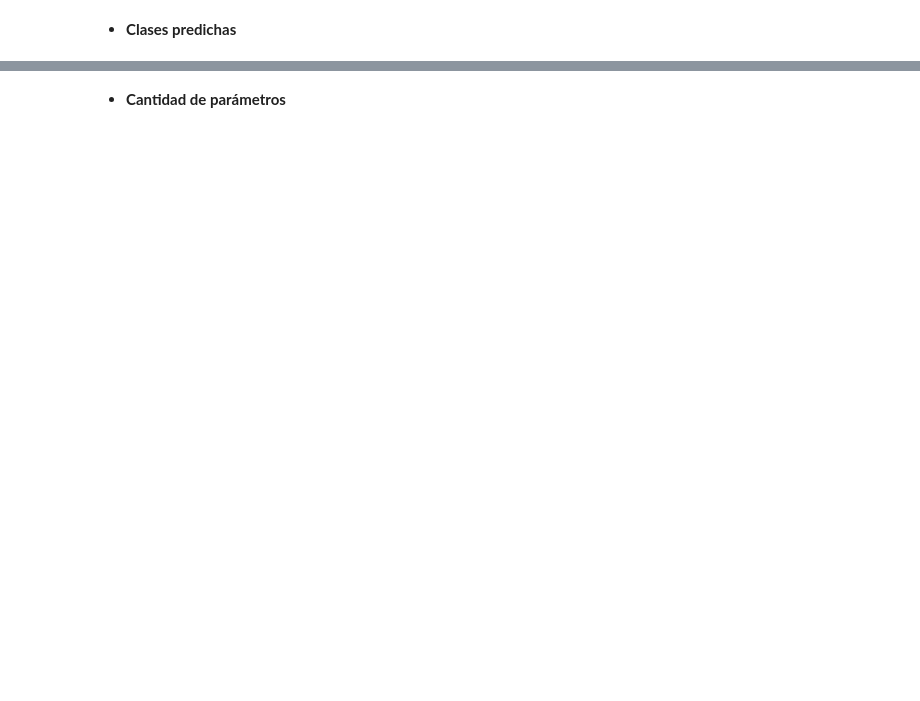
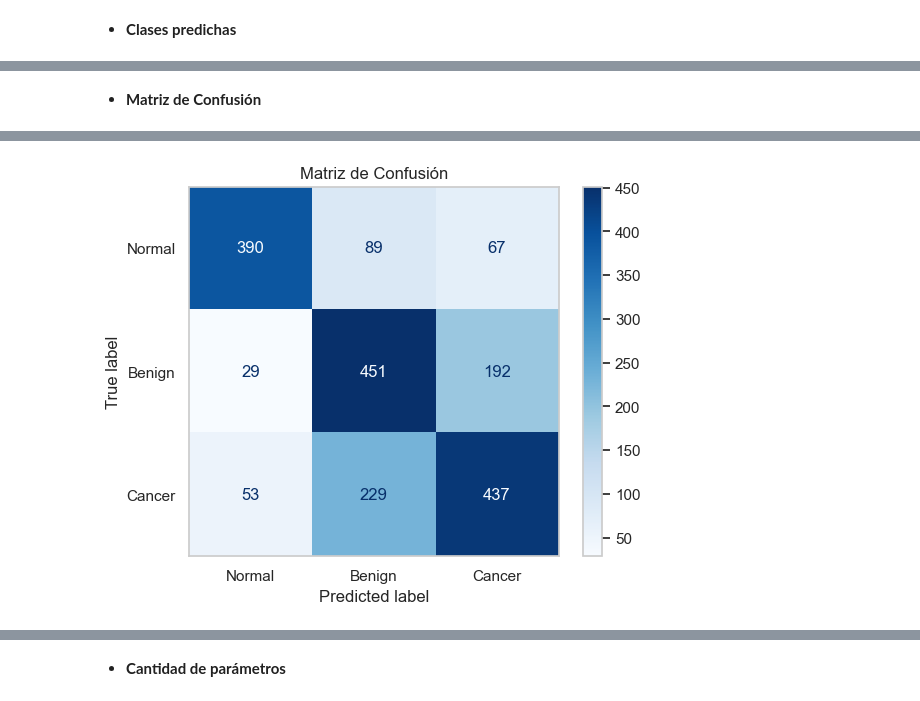
Before and after one commit to LuEnciso21/ImagenesMedicas, a Jupyter notebook: TrabajoCuatro/TrabajoCuatro.ipynb, the cells around one changed output, grey strips where cells are left out. Drawn from its saved outputs; the diff is of its cells as text; code cells hidden in the pictures; blank space fills up the shorter version.

```diff
--- a/TrabajoCuatro/TrabajoCuatro.ipynb
+++ b/TrabajoCuatro/TrabajoCuatro.ipynb
@@ -725,0 +952,22 @@ plt.show()
+# %% [markdown]
+* **Matriz de Confusión**
+# %%
+from sklearn.metrics import confusion_matrix, ConfusionMatrixDisplay
+
+# Primero predecimos las etiquetas para el conjunto de validación
+y_pred = model3.predict(X_val)
+y_pred_classes = np.argmax(y_pred, axis=1)
+
+# Luego construimos la matriz de confusión
+cm = confusion_matrix(y_val, y_pred_classes)
+
+# Etiquetas de clase
+labels = ["Normal", "Benign", "Cancer"]
+
+# Mostrar matriz
+disp = ConfusionMatrixDisplay(confusion_matrix=cm, display_labels=labels)
+disp.plot(cmap='Blues', values_format='d')
+plt.title("Matriz de Confusión")
+plt.grid(False)
+plt.show()
+# %% [output]
@@ -725,0 +975 @@ plt.show()
+[figure, added]
```
Also changed, not shown: parts of 39 cells of this notebook.
